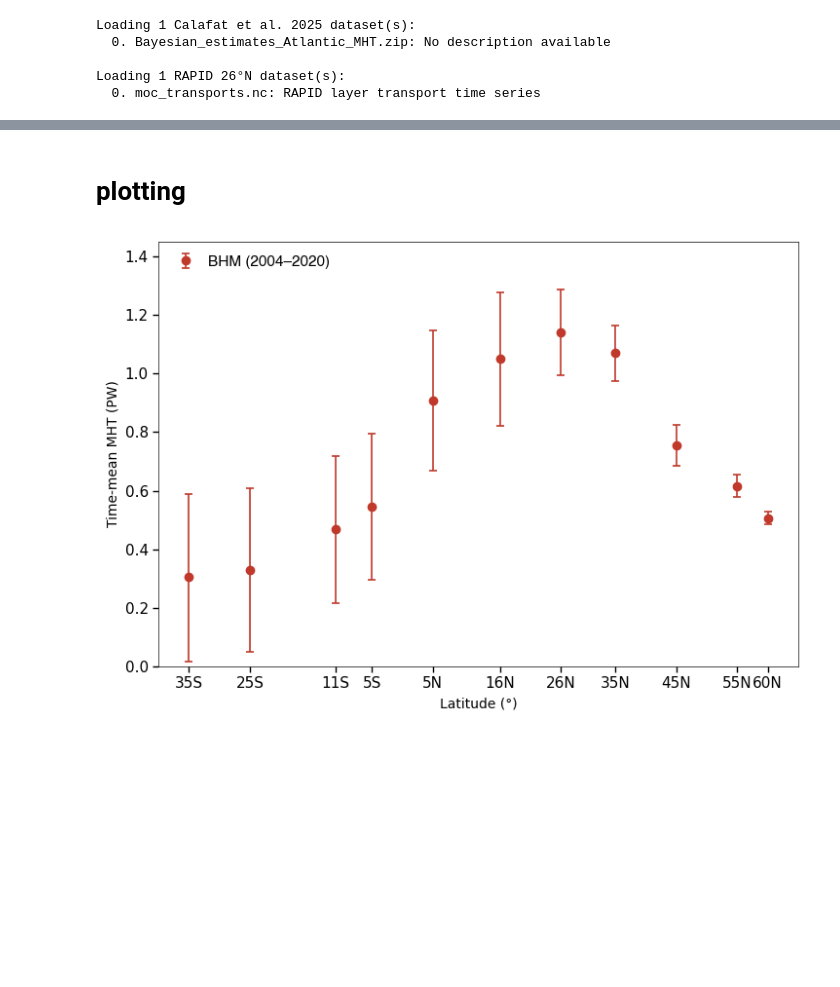
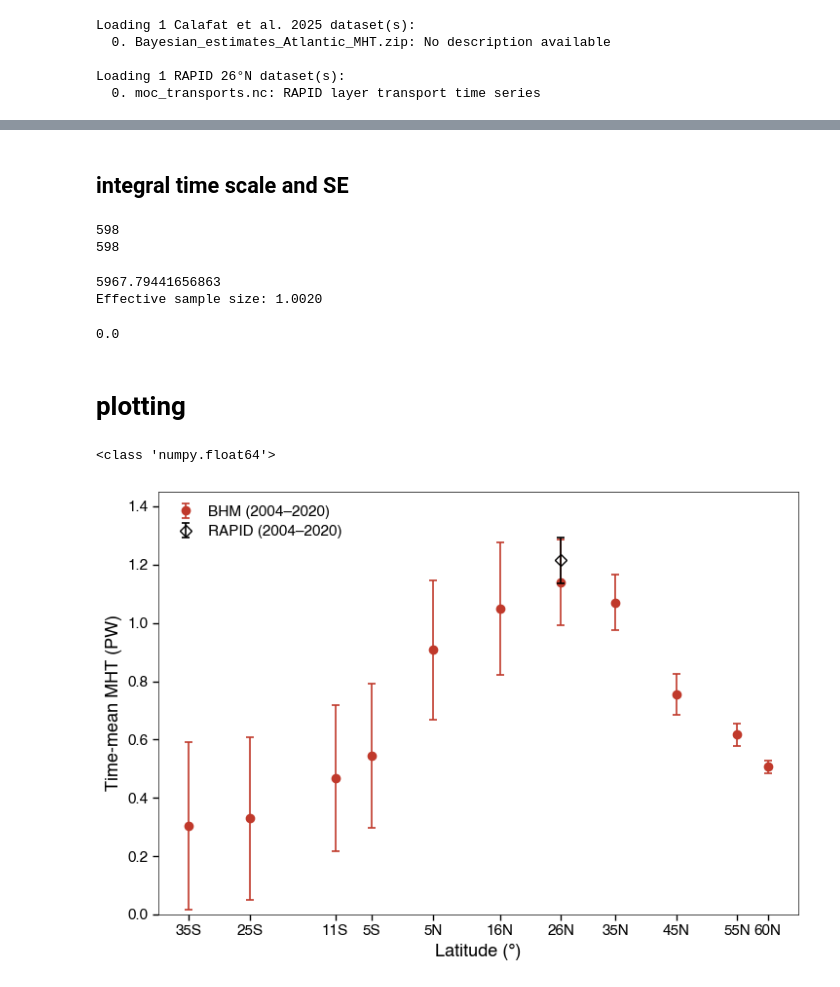
Before and after one commit to lea-dietz/masterthesis, a Jupyter notebook: coding/mht_timeseries.ipynb, the cells around one changed output, grey strips where cells are left out. Cells and saved outputs as stored; diff of their text form; code cells hidden in the pictures; blank space fills up the shorter version.

Commit message:
WIP rapid errorbars

```diff
--- a/coding/mht_timeseries.ipynb
+++ b/coding/mht_timeseries.ipynb
@@ -104,5 +187,50 @@ std_mht = mht_rapid_std / np.sqrt(length_timeseries//(2*tau_I))  # standard erro
+# %% [markdown]
+## integral time scale and SE
+# %%
+print(len(acf_values))
+print(N)
+# %% [output]
+598
+598
+# %%
+acf_values
+acf_0 = acf_values[0]
+del_t = 10 # days per lag
+
+# its = del_t / acf_0 * sum(acf_0 + 2*(N-j)/N*acf_values[j] for j in range(1, len(acf_values)-1)) # not normalized form
+
+its = del_t  * sum(1 + 2*(N-j)/N*acf_values[j] for j in range(1, len(acf_values)-1)) # for normalized acf
+print(its)
+N_eff = N * del_t / its
+print(f"Effective sample size: {N_eff:.4f}")
+# 1st 0 crossing at lag 3
+# acf_values_0 = [(i) for i in acf(mht_rapid_data, nlags=11)]
+# acf_values_0
+
+# since lag is in unit days so is the ITS
+# its =integrate.trapezoid(acf_values_0, dx=1)
+
+# T_days = (mht_rapid_data.time[-1] - mht_rapid_data.time[0]) / np.timedelta64(1, 'D')
+
+# SE = mht_rapid_std / np.sqrt(T_days//(2*its))  # standard error of the mean
+
+# unc_tot = SE + total_bias_err
+# print(f"Standard error of the mean: {SE:.2f} PW")
+# print(f"Total uncertainty (SE + bias): {unc_tot:.2f} PW")
+# %% [output]
+5967.79441656863
+Effective sample size: 1.0020
+# %%
+its_eff = del_t / acf_0 * sum(acf_0 + 2*(N_eff-j)/N_eff*acf_values[j] for j in range(1, int(N_eff)-1))
+print(its_eff)
+# %% [output]
+0.0
 # %% [markdown]
 # plotting
+# %%
+print(type(lats[0]))
+# %% [output]
+<class 'numpy.float64'>
 # %%
 
 fig, ax = plt.subplots(figsize=(7.5, 5.2))
@@ -118,6 +246,7 @@ ax.spines["right"].set_linewidth(0.5)
 ax.spines["top"].set_linewidth(0.5)
 ax.spines["bottom"].set_linewidth(0.5)
 
+### CALAFAT data with error bars
 ax.errorbar(
     lats, mht_mean,
     yerr=mht_ci,
@@ -129,42 +258,49 @@ ax.errorbar(
     elinewidth=1.2,
     capsize=3,
     capthick=1.2,
-    zorder=5,
+    zorder=4,
     label="BHM (2004–2020)",
 )
 
-# ax.scatter(
-#     lats, mht_mean,
-#     color="#C0392B",       # fill colour of the dots
-#     edgecolors="#8B1A1A",  # outline colour
-#     s=40,                  # marker size (points²)
-#     zorder=5,
-#     label="BHM (2004–2020)",
-# )
+### RAPID data with error bar
+ax.errorbar(
+    26., mht_rapid_dict["mean"],
+    yerr=unc_tot,
+    fmt='D',                      # diamond marker
+    markerfacecolor='none',
+    markeredgecolor='black',
+    markersize=6,
+    ecolor="black",
+    elinewidth=1.2,
+    capsize=3,
+    capthick=1.2,
+    label="RAPID (2004–2020)",
+    zorder=5,
+)
 
 ax.set_ylabel("Time-mean MHT (PW)")
 ax.set_xlabel("Latitude (°)")
 ax.set_ylim(0.0, 1.45)
 ax.set_xlim(-40, 65)
 
 xtick_pos    = [-35, -25, -11, -5,  5,  16, 26, 35, 45, 55, 60]
 xtick_labels = ["35S","25S","11S","5S","5N","16N","26N","35N","45N","55N","60N"]
 ax.set_xticks(xtick_pos)
 ax.set_xticklabels(xtick_labels, fontsize=11)
 ax.yaxis.set_major_locator(mticker.MultipleLocator(0.2))
 ax.tick_params(axis="both", which="major", length=4, width=1.0, labelsize=11)
 
 legend = ax.legend(
     loc="upper left",
     frameon=False,
     fontsize=11,
     handlelength=1.8,
     handletextpad=0.6,
     labelspacing=0.4,
 )
 
 plt.tight_layout()
 # plt.savefig("mht_plot.pdf", dpi=150, bbox_inches="tight")
 plt.show()
 # %% [output]
-[figure, old version]
+[figure, new version]
```
Also changed, not shown: parts of 9 cells of this notebook, 5 other files.
